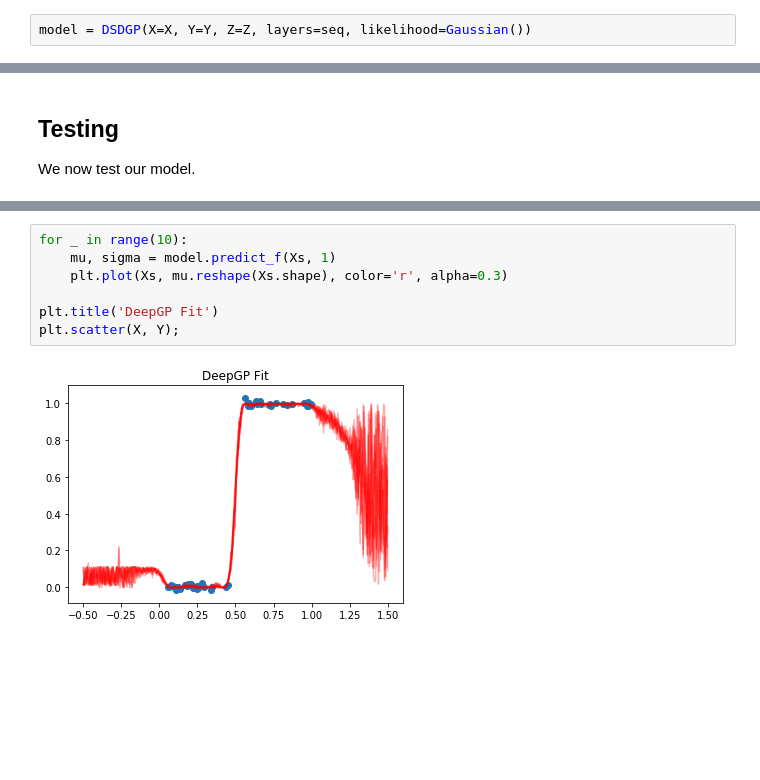
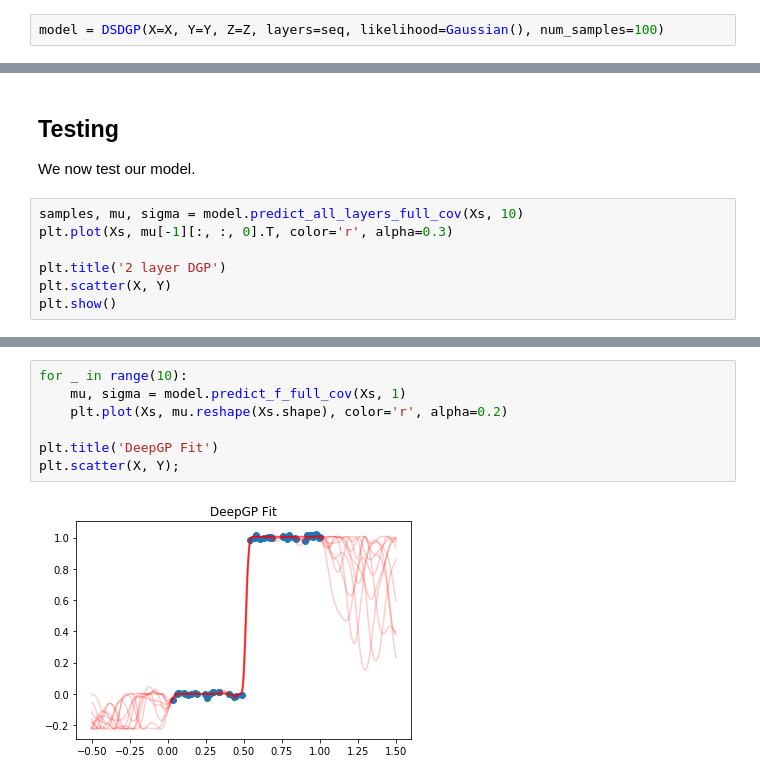
Before and after one commit to aboustati/dgplib, a Jupyter notebook: doc/notebooks/simple_example.ipynb, the cells around one changed output, grey strips where cells are left out. Cells and saved outputs as stored; diff of their text form; blank space fills up the shorter version.

```diff
--- a/doc/notebooks/simple_example.ipynb
+++ b/doc/notebooks/simple_example.ipynb
@@ -66,7 +66,7 @@ seq = Sequential([input_layer, output_layer])
 # %% [markdown]
 Finally, we create and compile a model object.
 # %%
-model = DSDGP(X=X, Y=Y, Z=Z, layers=seq, likelihood=Gaussian())
+model = DSDGP(X=X, Y=Y, Z=Z, layers=seq, likelihood=Gaussian(), num_samples=100)
 # %% [output]
 Model Parameters Initialized
 # %%
@@ -110,3 +110,10 @@ We can see that the bound on log marginal likelihood has increased.
 # %% [markdown]
 ## Testing
 We now test our model.
+# %%
+samples, mu, sigma = model.predict_all_layers_full_cov(Xs, 10)
+plt.plot(Xs, mu[-1][:, :, 0].T, color='r', alpha=0.3)
+
+plt.title('2 layer DGP')
+plt.scatter(X, Y)
+plt.show()
@@ -113,9 +122,9 @@ We now test our model.
 # %%
 for _ in range(10):
-    mu, sigma = model.predict_f(Xs, 1)
-    plt.plot(Xs, mu.reshape(Xs.shape), color='r', alpha=0.3)
+    mu, sigma = model.predict_f_full_cov(Xs, 1)
+    plt.plot(Xs, mu.reshape(Xs.shape), color='r', alpha=0.2)
 
 plt.title('DeepGP Fit')
 plt.scatter(X, Y);
 # %% [output]
-[figure, old version]
+[figure, new version]
```
Also changed, not shown: parts of 4 cells of this notebook.
